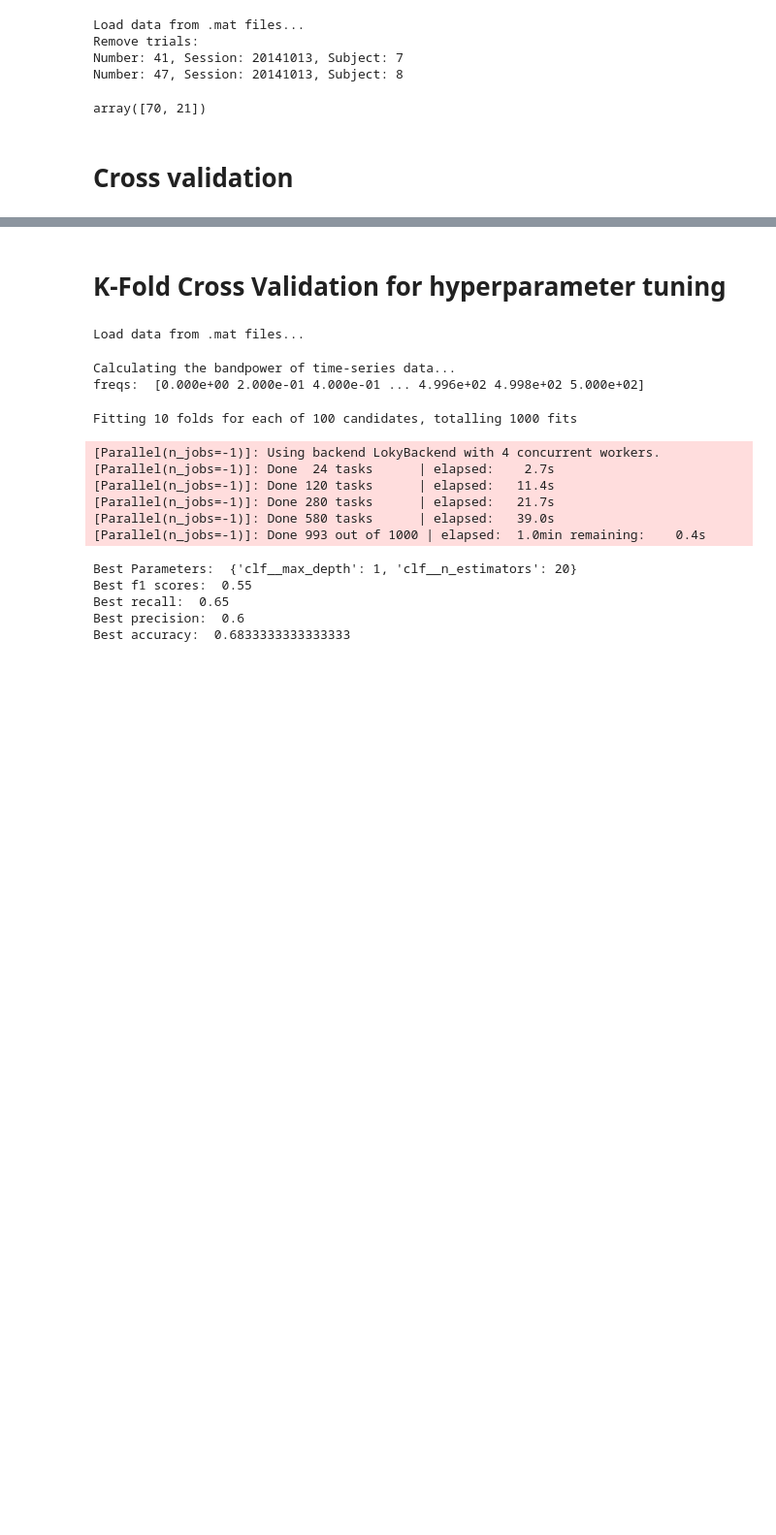
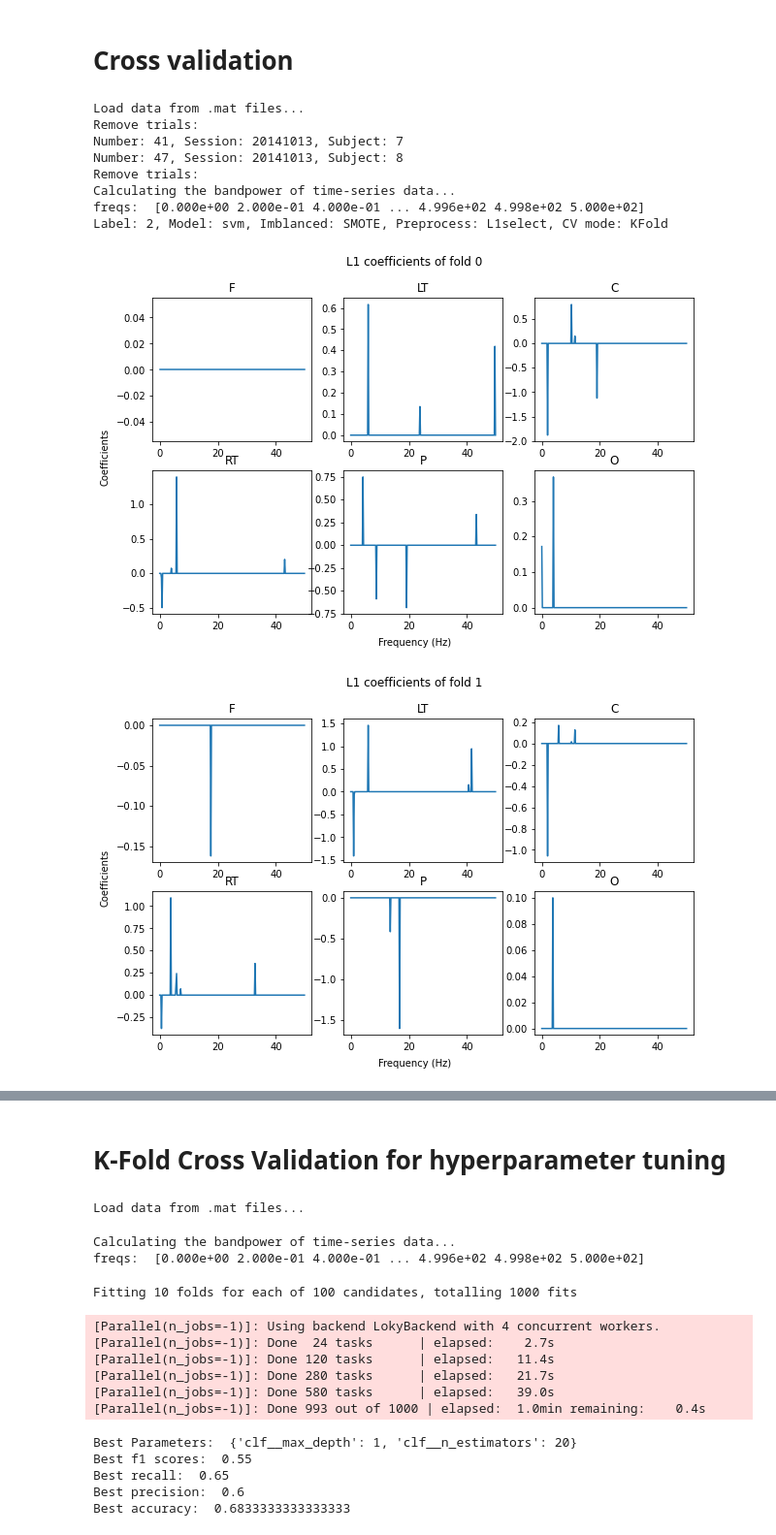
Before and after one commit to hundredball/Classroom_stress, a Jupyter notebook: classification.ipynb, the cells around one changed output, grey strips where cells are left out. Shown at 97% size. Cells and saved outputs as stored; diff of their text form; code cells hidden in the pictures; blank space fills up the shorter version.

Commit message:
Extract L1 selected features

```diff
--- a/classification.ipynb
+++ b/classification.ipynb
@@ -21,30 +21,22 @@ import dataloader
 import bandpower
 import preprocessing
 from plot_confusion_matrix import plot_confusion_matrix
-# %%
-EEG_list, labels, df_all = dataloader.read_data(label_format=2, data_folder='bp_ica_only')
-data = preprocessing.StressData(EEG_list, labels, df_all)
-# %% [output]
-Load data from .mat files...
-Remove trials:
-Number: 41, Session: 20141013, Subject: 7
-Number: 47, Session: 20141013, Subject: 8
-# %%
-np.bincount(data.labels)
-# %% [output]
-array([70, 21])
 # %% [markdown]
 # Cross validation
 # %%
 show_acc = False
 output_cm = False
-data_folder = 'rawdata'
-folder_name = 'PSD_classification_raw_label2'
+use_psd = True
+data_folder = 'bp_ica_only'
+folder_name = 'PSD_classification_bpicaonly_label2'
+n_splits = 5
 
 average_regions = 1
 reReference = False
 
 label_formats = list(range(2,3))
+
+selected_features = [[[] for i in range(6)] for i in range(n_splits)]
 
 for label_format in label_formats:
 
@@ -70,14 +62,23 @@ for label_format in label_formats:
     psds = psds[..., freqs<50]
     freqs = freqs[freqs<50]
 
-    inputs = psds
+    if use_psd:
+        inputs = psds
+        xaxis = np.array(freqs)
+    else:
+        inputs = powers
+        xaxis = np.array(low)
 
     # Select models
     model_names = ['naive', 'svm', 'xgboost', 'random_forest']
     cv_modes = ['KFold', 'LOSO', 'LOO']
     preprocess_methods = ['None', 'StdScale', 'PCAVar', 'PCAL1select', 'L1select', 'SparsePCA']
+    imbalanced_methods = ['None', 'SMOTE', 'cost-sensitive']
 
-    imbalanced_methods = ['None', 'SMOTE', 'cost-sensitive']
+    model_names = ['svm']
+    cv_modes = ['KFold']
+    preprocess_methods = ['L1select']
+    imbalanced_methods = ['SMOTE']
 
     for model_name, cv_mode, preprocess_name, imbalanced_method in itertools.product(model_names, cv_modes, preprocess_methods, imbalanced_methods):
 
@@ -95,7 +96,7 @@ for label_format in label_formats:
             for i in range(len(X)):
                 X_power[i,:] = np.mean(inputs[i],0)
 
-        kf = KFold(n_splits=10, shuffle=True, random_state=23)
+        kf = KFold(n_splits=n_splits, shuffle=True, random_state=23)
         loo = LeaveOneOut()
         S = data.df_all['subject'].values
         if cv_mode == 'KFold':
@@ -143,7 +144,26 @@ for label_format in label_formats:
                 scaler = StandardScaler()
                 X_train = scaler.fit_transform(X_train)
                 X_val = scaler.transform(X_val)
-                X_train, X_val = preprocessing.select_features(X_train, X_val, Y_train)
+                X_train, X_val, sel_ = preprocessing.select_features(X_train, X_val, Y_train)
+
+                # Plot L1 selected features
+                fig, axs = plt.subplots(2, 3, figsize=(10,6))
+                for i_channel in range(6):
+
+                    row, col = i_channel//3, i_channel%3
+
+                    coef = sel_.estimator_.coef_[0,i_channel*len(xaxis):(i_channel+1)*len(xaxis)]
+
+                    axs[row][col].plot(xaxis, coef)
+                    axs[row][col].set_title(data.df_all.loc[0,'channels'][i_channel])
+
+                    selected_features[i_fold][i_channel].append(xaxis[np.where(coef!=0)[0]])
+
+                fig.suptitle('L1 coefficients of fold %d'%(i_fold))
+                fig.text(0.5, 0.05, 'Frequency (Hz)', ha='center')
+                fig.text(0.05, 0.5, 'Coefficients', va='center', rotation='vertical')
+                fig.savefig('./results/l1_select_fold%d.png'%(i_fold))
+
             elif preprocess_name in ['PCAVar', 'PCAL1select', 'SparsePCA']:
                 if preprocess_name == 'PCAVar':
                     n_components = 0.9
@@ -234,30 +254,41 @@ for label_format in label_formats:
             if output_cm:
                 fileName_cm = './results/' + file_name[:file_name.find('.')] + '_' + fold_name
                 plot_confusion_matrix(Y_train, pred_train, np.array(['Normal','Increase']),
                                      fileName='%s_train.png'%(fileName_cm), title=fold_name)
                 plot_confusion_matrix(Y_val, pred_val, np.array(['Normal','Increase']),
                                      fileName='%s_val.png'%(fileName_cm), title=fold_name)
 
         tp, fp = val_confusion[1,1], val_confusion[0,1]
         tn, fn = val_confusion[0,0], val_confusion[1,0]
 
         avg_acc = (tp+tn) / (tp+tn+fp+fn)
         avg_recall = tp / (tp+fn) if tp+fn!=0 else 0
         avg_prec = tp / (tp+fp) if tp+fp!=0 else 0
         avg_f1 = 2 / (1/avg_recall+1/avg_prec) if avg_recall!=0 and avg_prec!=0 else 0
 
         if show_acc:
             print('Average val acc: %.1f%%'%(avg_acc*100))
 
         # Save result as csv file
         df_result = pd.DataFrame({description: fold_name_list, 'Chance_train_acc': chance_list,
                                   'Train_recall' : train_recall_list, 'Val_recall': val_recall_list,
                                   'Train_precision' : train_prec_list, 'Val_precision': val_prec_list,
                                   'Train_f1' : train_f1_list, 'Val_f1': val_f1_list,
                                   'Train_acc': train_acc_list, 'Val_acc': val_acc_list})
         df_result.loc[len(df_result),description] = 'Average'
         df_result.loc[len(df_result)-1, 'Val_acc'] = avg_acc
         df_result.loc[len(df_result)-1, 'Val_recall'] = avg_recall
         df_result.loc[len(df_result)-1, 'Val_precision'] = avg_prec
         df_result.loc[len(df_result)-1, 'Val_f1'] = avg_f1
         df_result.to_csv('./results/%s'%(file_name))
+# %% [output]
+Load data from .mat files...
+Remove trials:
+Number: 41, Session: 20141013, Subject: 7
+Number: 47, Session: 20141013, Subject: 8
+Remove trials:
+Calculating the bandpower of time-series data...
+freqs:  [0.000e+00 2.000e-01 4.000e-01 ... 4.996e+02 4.998e+02 5.000e+02]
+Label: 2, Model: svm, Imblanced: SMOTE, Preprocess: L1select, CV mode: KFold
+[figure, added]
+[figure, added]
```
Also changed, not shown: parts of 3 cells of this notebook, 2 other files.
